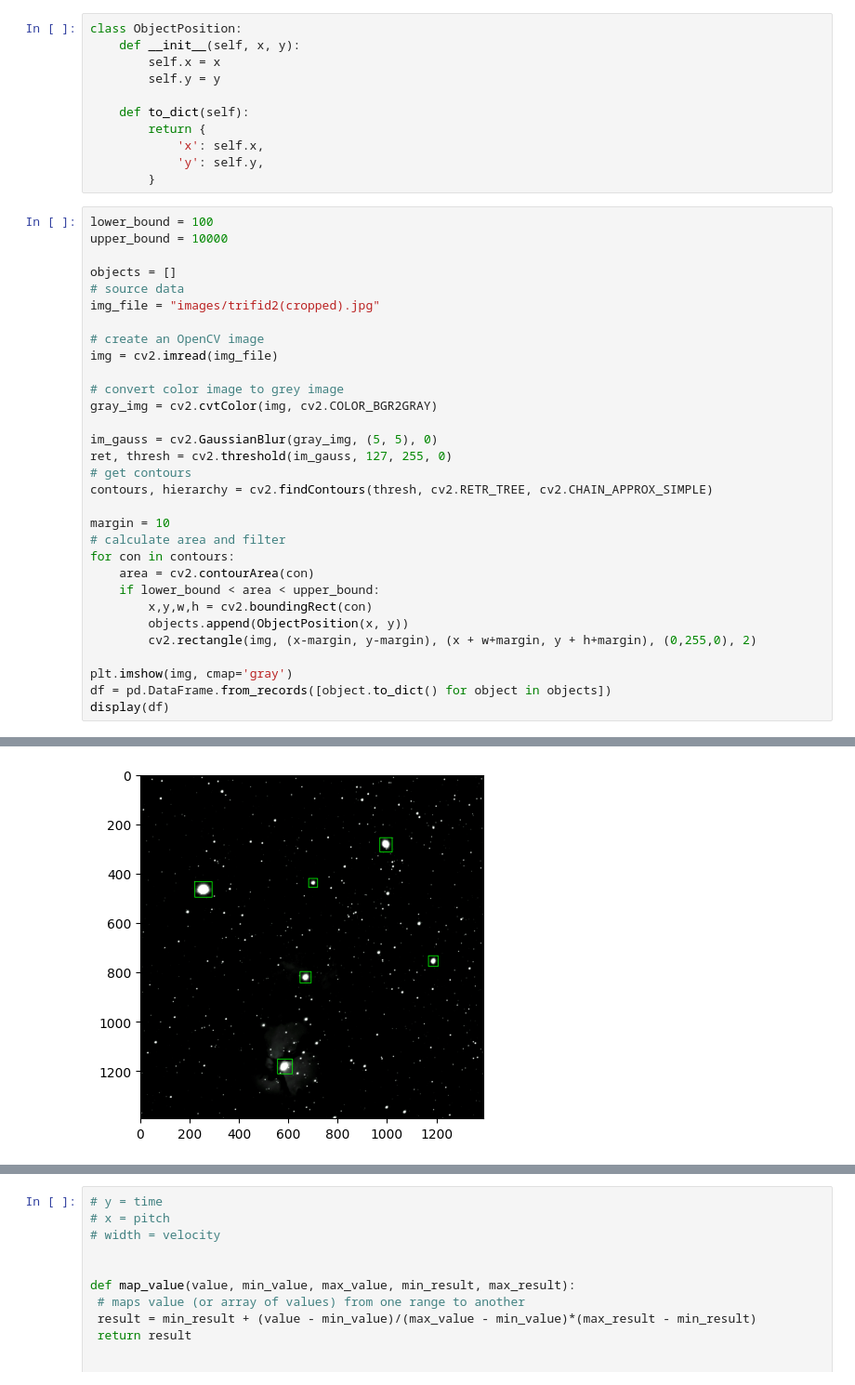
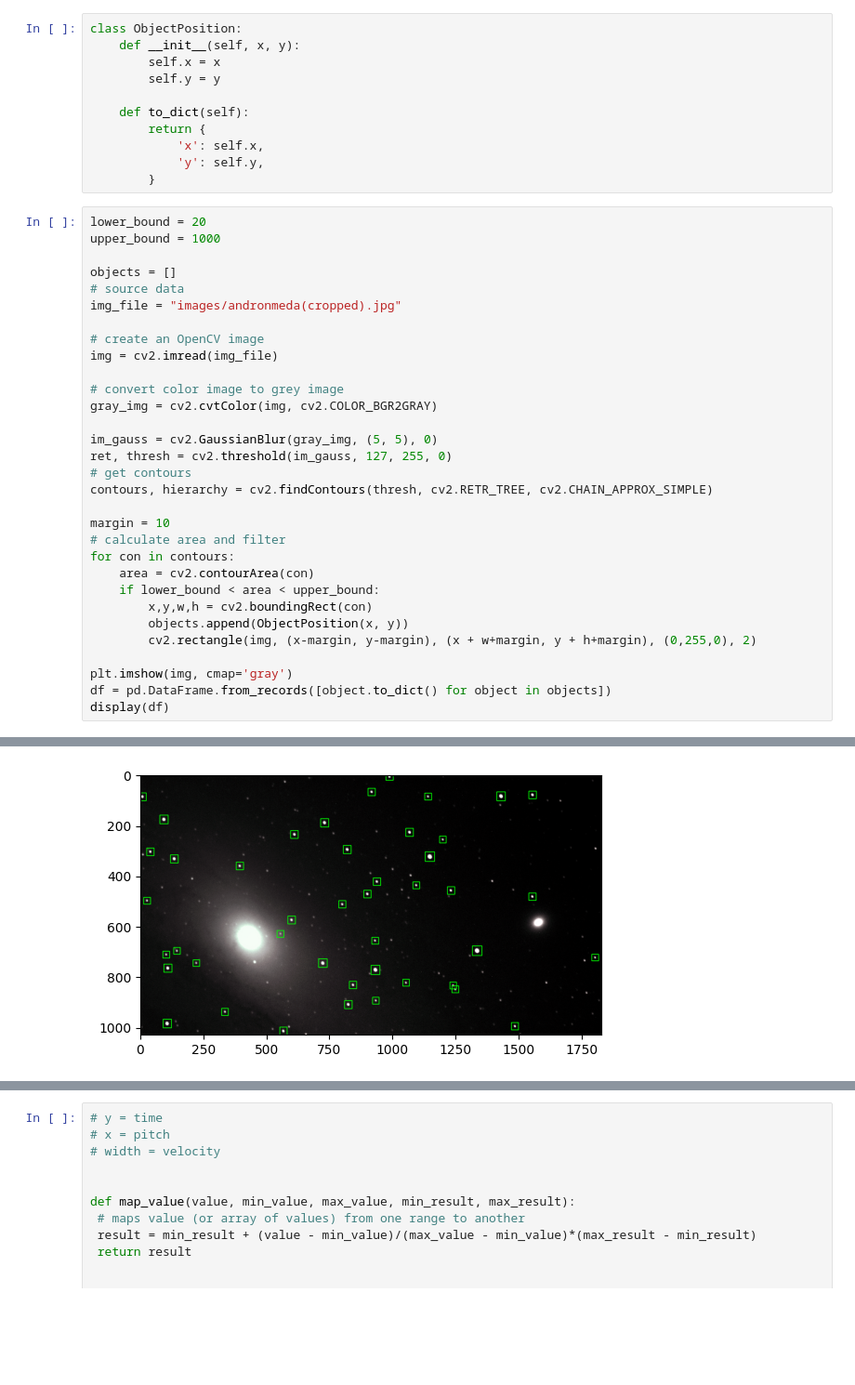
Before and after one commit to jamespandaz/dc-sonification, a Jupyter notebook: sonification.ipynb, the cells around one changed output, grey strips where cells are left out. Shown: that part at 93% size. Cells and saved outputs as stored; diff of their text form; blank space fills up the shorter version.

Commit message:
added trifid2 images and plots

```diff
--- a/sonification.ipynb
+++ b/sonification.ipynb
@@ -19,12 +19,12 @@ class ObjectPosition:
             'y': self.y,
         }
 # %%
-lower_bound = 100
-upper_bound = 10000
+lower_bound = 20
+upper_bound = 1000
 
 objects = []
 # source data
-img_file = "images/trifid2(cropped).jpg"
+img_file = "images/andronmeda(cropped).jpg"
 
 # create an OpenCV image
 img = cv2.imread(img_file)
@@ -60,3 +70,3 @@ display(df)
-[figure, old version]
+[figure, new version]
 # %%
 # @title x vs y
```
Also changed, not shown: parts of 4 cells of this notebook, 8 other files.
